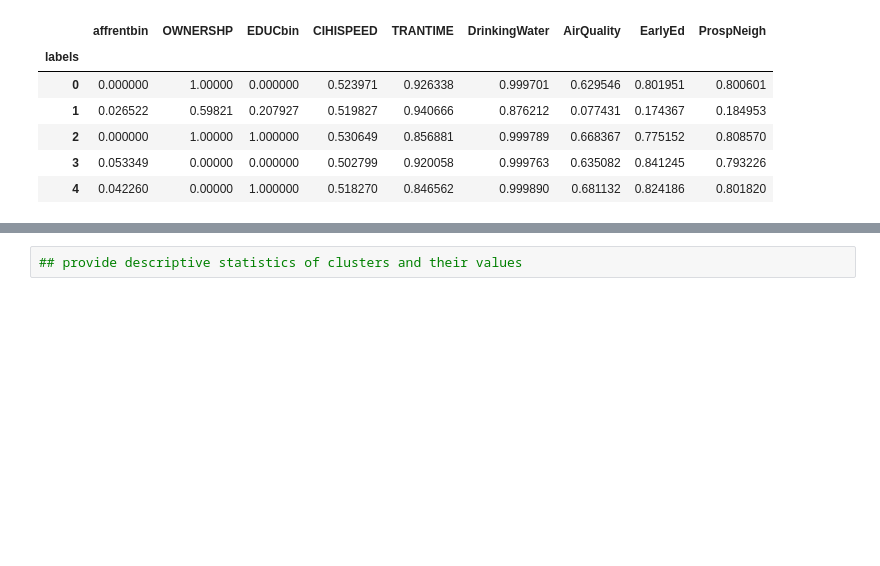
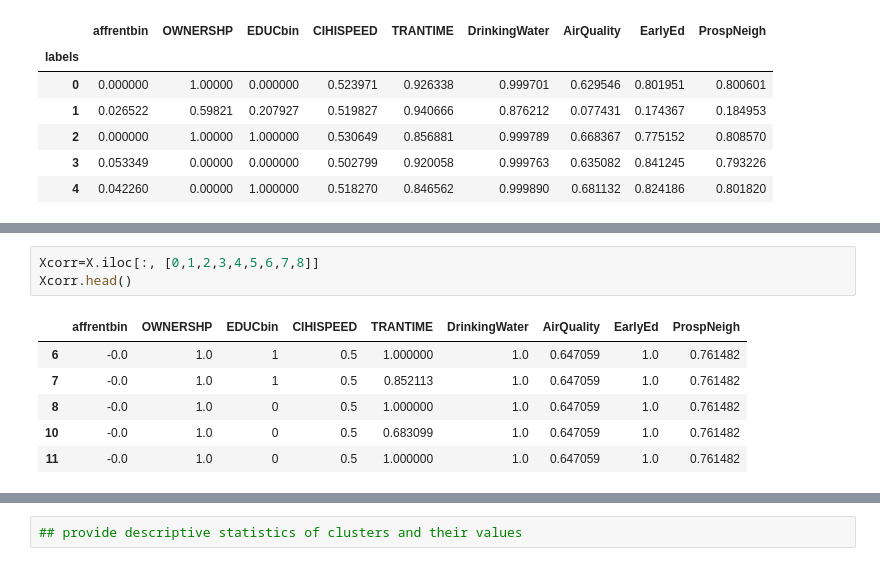
Before and after one commit to aren-kab/CDI-Capstone, a Jupyter notebook: IPUMSexploratoin.ipynb, the cells around one changed output, grey strips where cells are left out. Saved outputs shown, nothing was run; the diff lists cells and outputs as text; blank space fills up the shorter version.

```diff
--- a/IPUMSexploratoin.ipynb
+++ b/IPUMSexploratoin.ipynb
@@ -282,5 +270,15 @@ X.describe()
 | 50% | -0.000000 | 1.000000 | 0.000000 | 0.500000 | 1.000000 | 1.000000 | 0.647059 | 1.000000 | 0.761482 | ... |
 | 75% | -0.000000 | 1.000000 | 1.000000 | 0.500000 | 1.000000 | 1.000000 | 0.647059 | 1.000000 | 0.761482 | ... |
 | max | 1.000000 | 1.000000 | 1.000000 | 1.000000 | 1.000000 | 1.000000 | 1.000000 | 1.000000 | 1.000000 | ... |
+# %%
+Xcorr=X.iloc[:, [0,1,2,3,4,5,6,7,8]]
+Xcorr.head()
+# %% [output]
+|  | affrentbin | OWNERSHP | EDUCbin | CIHISPEED | TRANTIME | DrinkingWater | AirQuality | EarlyEd | ProspNeigh |
+| 6 | -0.0 | 1.0 | 1 | 0.5 | 1.000000 | 1.0 | 0.647059 | 1.0 | 0.761482 |
+| 7 | -0.0 | 1.0 | 1 | 0.5 | 0.852113 | 1.0 | 0.647059 | 1.0 | 0.761482 |
+| 8 | -0.0 | 1.0 | 0 | 0.5 | 1.000000 | 1.0 | 0.647059 | 1.0 | 0.761482 |
+| 10 | -0.0 | 1.0 | 0 | 0.5 | 0.683099 | 1.0 | 0.647059 | 1.0 | 0.761482 |
+| 11 | -0.0 | 1.0 | 0 | 0.5 | 1.000000 | 1.0 | 0.647059 | 1.0 | 0.761482 |
 # %%
 plt.subplots(figsize=(15,10))
```
Also changed, not shown: parts of 2 cells of this notebook.
